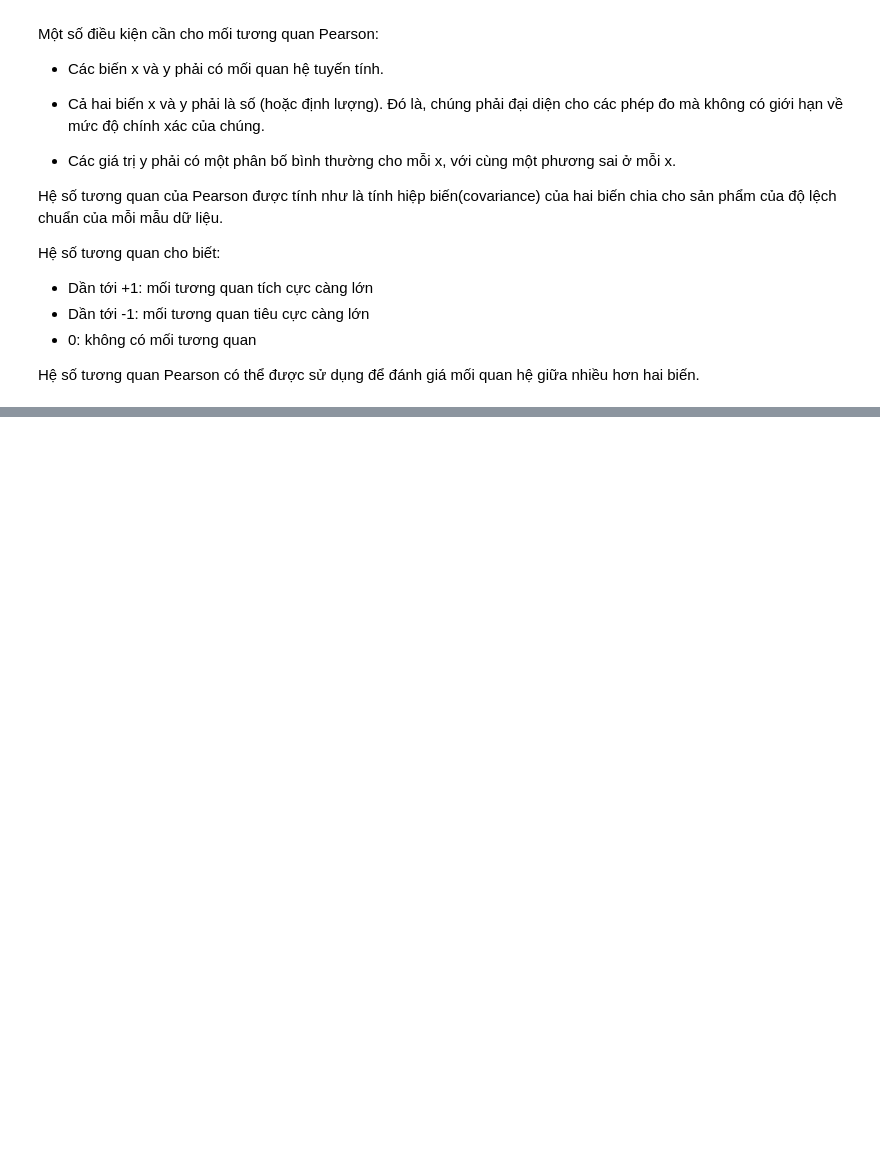
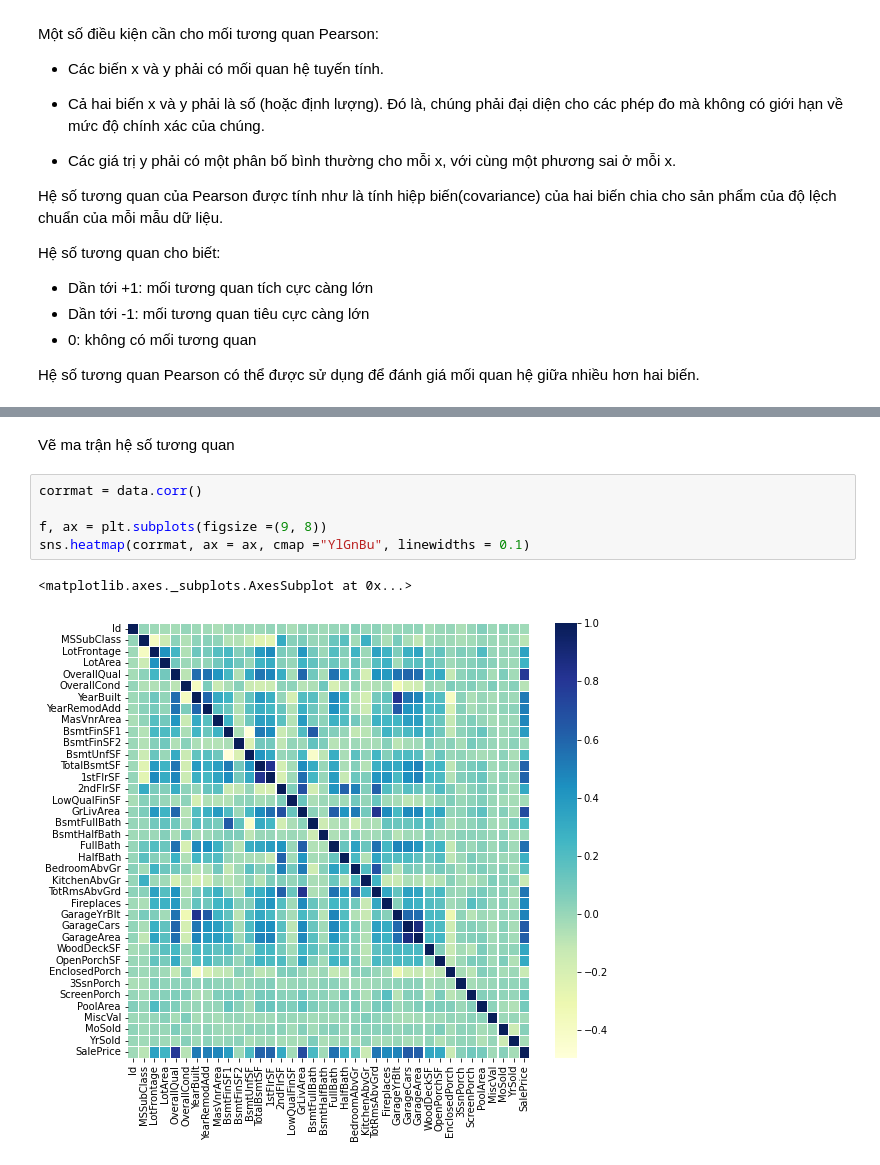
Before and after one commit to lmquann/leminhquan, a Jupyter notebook: ptdl__24_3_2022.ipynb, the cells around one changed output, grey strips where cells are left out. Drawn from its saved outputs; the diff is of its cells as text; blank space fills up the shorter version.

```diff
--- a/ptdl__24_3_2022.ipynb
+++ b/ptdl__24_3_2022.ipynb
@@ -91,0 +127,10 @@ Hệ số tương quan Pearson có thể được sử dụng để đánh giá
+# %% [markdown]
+Vẽ ma trận hệ số tương quan
+# %%
+corrmat = data.corr()
+
+f, ax = plt.subplots(figsize =(9, 8))
+sns.heatmap(corrmat, ax = ax, cmap ="YlGnBu", linewidths = 0.1)
+# %% [output]
+<matplotlib.axes._subplots.AxesSubplot at 0x...>
+[figure, added]
```
Also changed, not shown: parts of 9 cells of this notebook.
